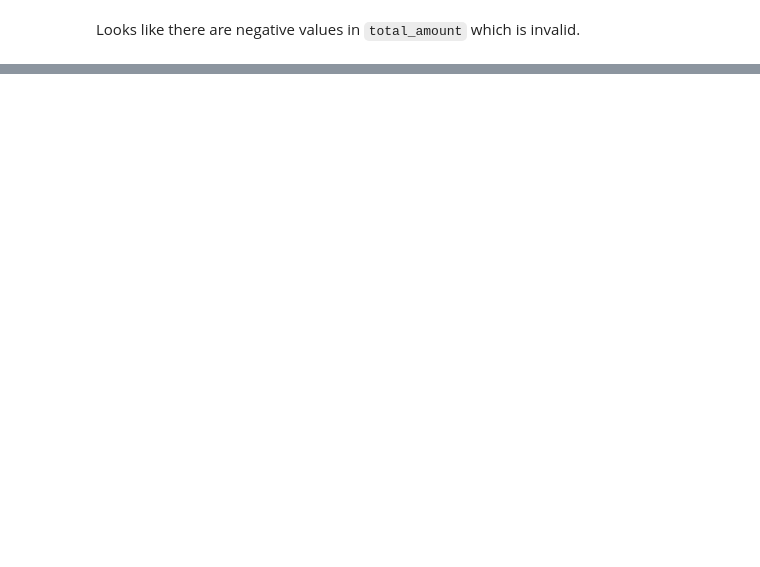
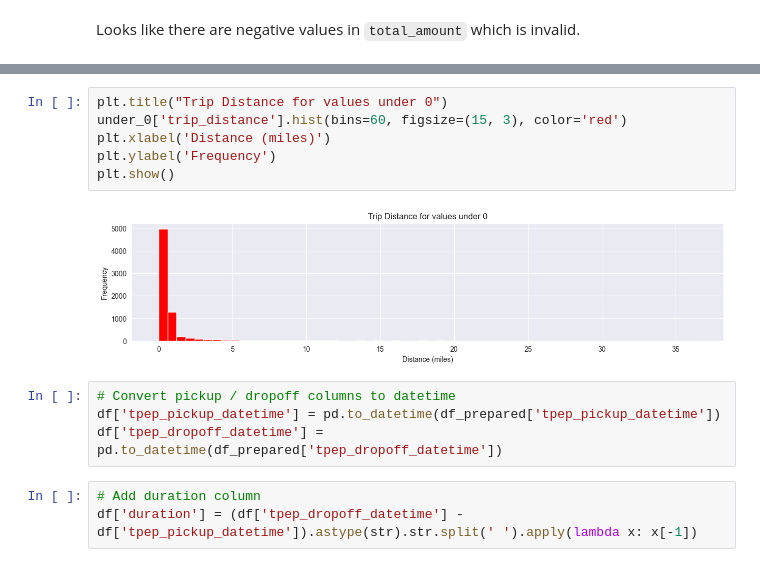
Before and after one commit to Cee-boop/New-York-Taxi-Analysis, a Jupyter notebook: presentable_notebook.ipynb, the cells around one changed output, grey strips where cells are left out. Drawn from its saved outputs; the diff is of its cells as text; blank space fills up the shorter version.

```diff
--- a/presentable_notebook.ipynb
+++ b/presentable_notebook.ipynb
@@ -151,0 +215,15 @@ df[df['total_amount'] < 0]
+# %%
+plt.title("Trip Distance for values under 0")
+under_0['trip_distance'].hist(bins=60, figsize=(15, 3), color='red')
+plt.xlabel('Distance (miles)')
+plt.ylabel('Frequency')
+plt.show()
+# %% [output]
+[figure, added]
+# %%
+# Convert pickup / dropoff columns to datetime
+df['tpep_pickup_datetime'] = pd.to_datetime(df_prepared['tpep_pickup_datetime'])
+df['tpep_dropoff_datetime'] = pd.to_datetime(df_prepared['tpep_dropoff_datetime'])
+# %%
+# Add duration column
+df['duration'] = (df['tpep_dropoff_datetime'] - df['tpep_pickup_datetime']).astype(str).str.split(' ').apply(lambda x: x[-1])
```
Also changed, not shown: parts of 18 cells of this notebook.
